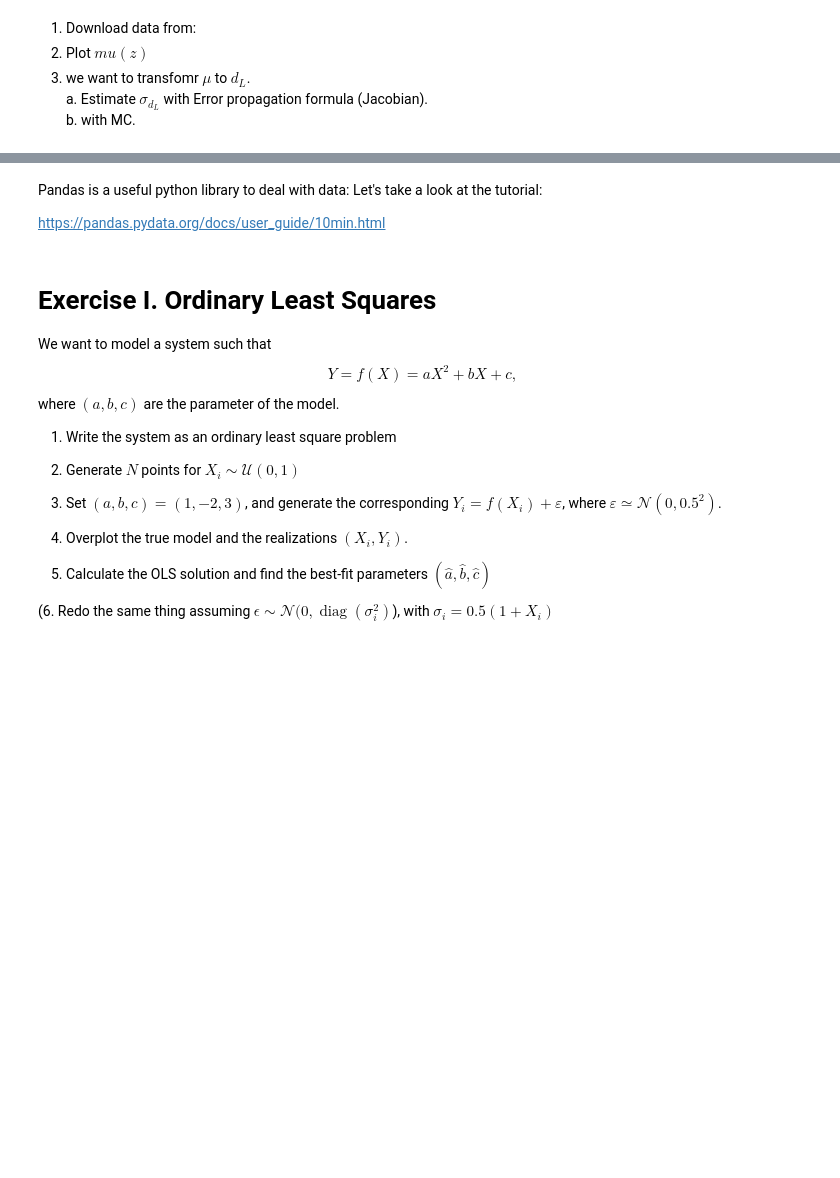
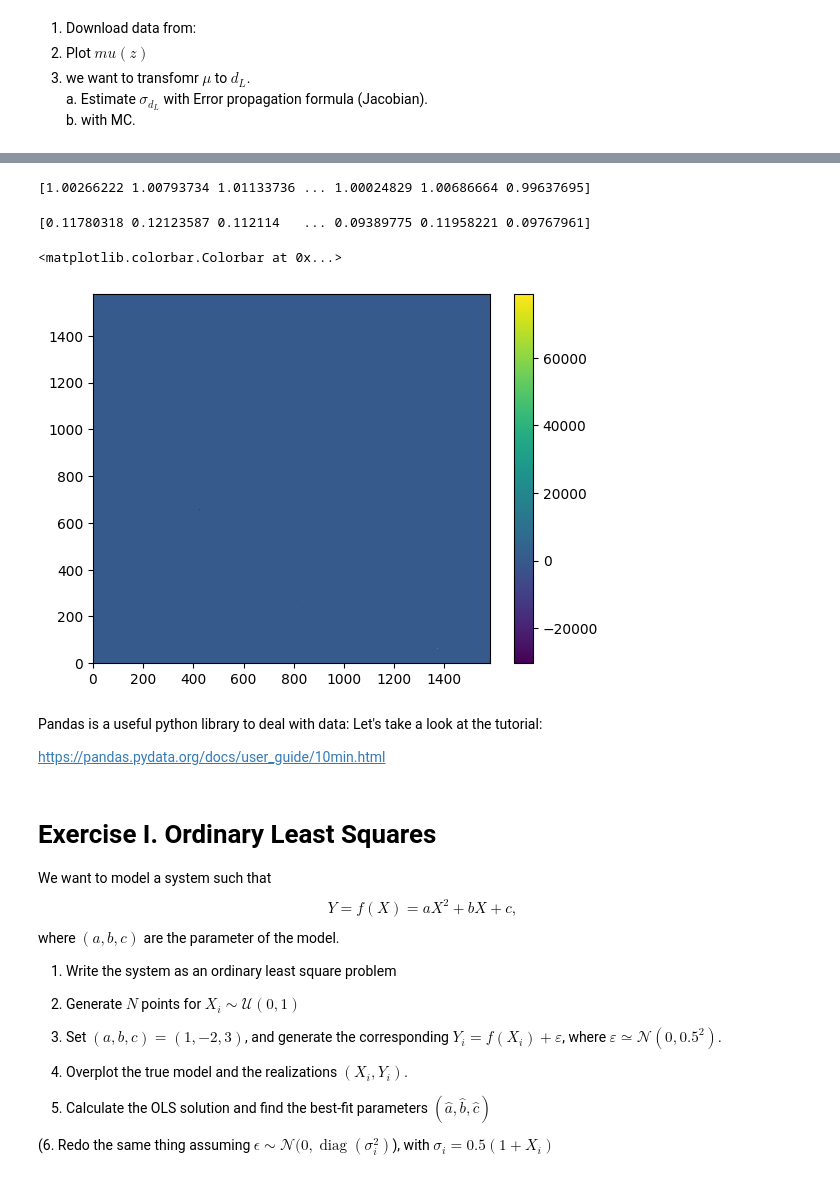
Before and after one commit to blhuillier/2025B_AstroDataAnalysis, a Jupyter notebook: Notebooks/Chap_4_Least_Squares_exercises.ipynb, the cells around one changed output, grey strips where cells are left out. Drawn from its saved outputs; the diff is of its cells as text; code cells hidden in the pictures; blank space fills up the shorter version.

```diff
--- a/Notebooks/Chap_4_Least_Squares_exercises.ipynb
+++ b/Notebooks/Chap_4_Least_Squares_exercises.ipynb
@@ -72,0 +97,11 @@ print (np.sqrt(np.diag(cov_dL)))
+# %%
+print (dL_MC.shape)
+#2. Estimate Expected value [d_L]
+print( f"E[d_L] = {dL_MC.mean(axis=0)}")
+print (f" Observed dL={dL}")
+#3. Estimate Cov(d_L)
+cov_dL_MC = np.cov(dL_MC.T)
+print (f"Cov(d_L)={cov_dL_MC}")
+print (cov_dL_MC.shape)
+
+print (cov_dL)
@@ -73,3 +126,21 @@ print (np.sqrt(np.diag(cov_dL)))
+# %%
+sigma_dL_MC = np.sqrt(np.diag(cov_dL_MC))
+sigma_dL = np.sqrt(np.diag(cov_dL))
+print (sigma_dL_MC / sigma_dL)
+# %% [output]
+[1.00266222 1.00793734 1.01133736 ... 1.00024829 1.00686664 0.99637695]
+# %%
+print (sigma_dL / dL)
+# %% [output]
+[0.11780318 0.12123587 0.112114   ... 0.09389775 0.11958221 0.09767961]
+# %%
+fig,ax = plt.subplots(1)
+
+im = ax.pcolormesh((cov_dL_MC/cov_dL))
+fig.colorbar(im)
+# %% [output]
+<matplotlib.colorbar.Colorbar at 0x...>
+[figure, added]
 # %% [markdown]
 Pandas is a useful python library to deal with data: Let's take a look at the tutorial:
 
```
Also changed, not shown: parts of 6 cells of this notebook.
